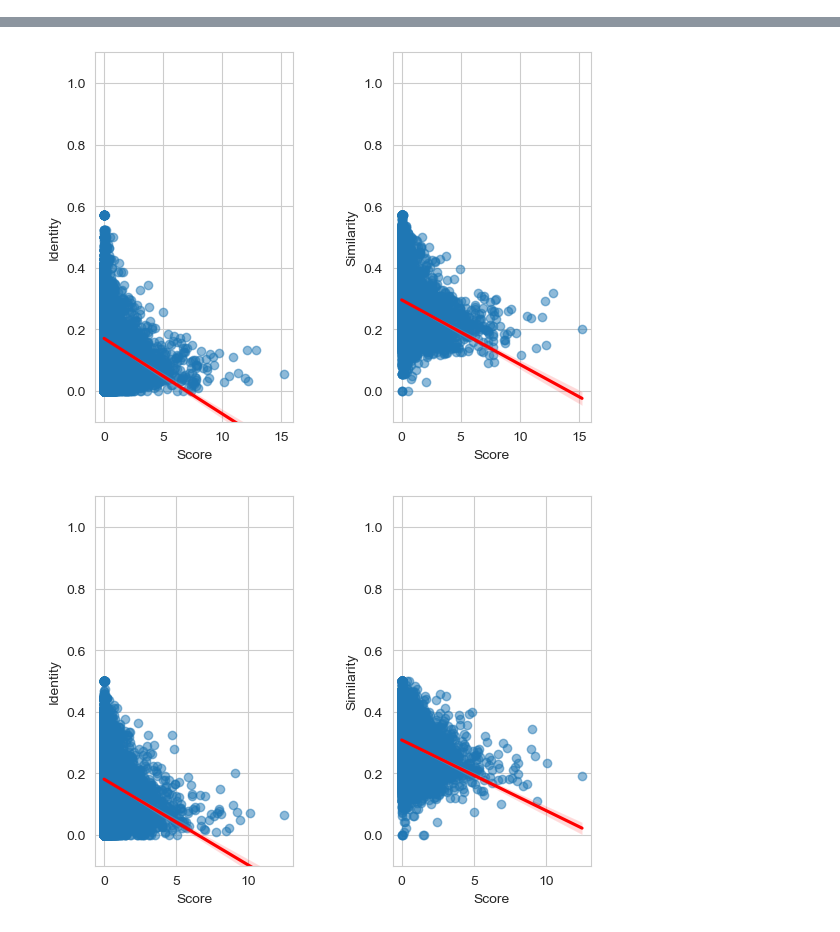
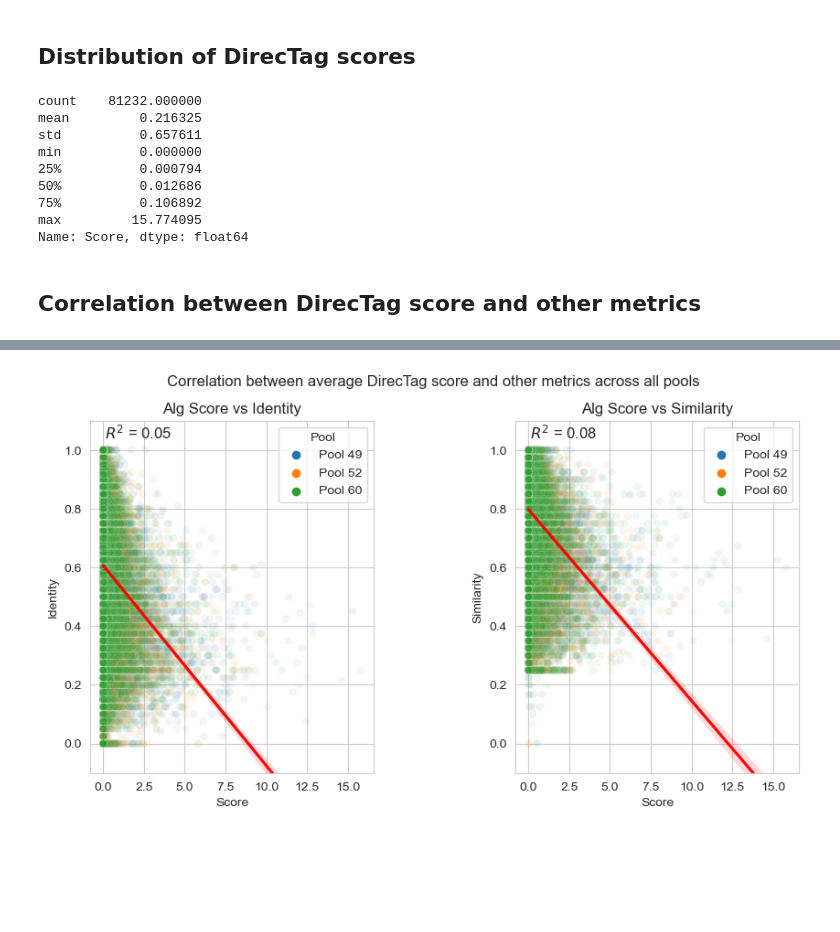
Before and after one commit to LukasStonie/PeptideDeNovoSequencing, a Jupyter notebook: Pipeline/Analysis/AlgorithmPredictionScores.ipynb, the cells around one changed output, grey strips where cells are left out. Saved outputs shown, nothing was run; the diff lists cells and outputs as text; code cells hidden in the pictures; blank space fills up the shorter version.

Commit message:
implement average grouping for direcTag, analyse correlation between alg score and identity and similarity

```diff
--- a/Pipeline/Analysis/AlgorithmPredictionScores.ipynb
+++ b/Pipeline/Analysis/AlgorithmPredictionScores.ipynb
@@ -108,0 +80,10 @@ for p in pools:
+# %%
+data_frames = []
+for p in pools:
+    df = pd.read_csv(f'../../Data/ScoringResults/{p}/novor_scored.tsv', sep='\t', header=0, index_col=None)
+    # append pool name to the dataframe
+    df['Pool'] = ' '.join(p.split('_'))
+    data_frames.append(df)
+df = pd.concat(data_frames, axis=0, ignore_index=True)
+
+print(df['Score'].describe())
@@ -109,12 +215,65 @@ for p in pools:
+# %% [markdown]
+## Distribution of DirecTag scores
+# %%
+data_frames = []
+for p in pools:
+    df = pd.read_csv(f'../../Data/ScoringResults/{p}/direcTag_scored_grouped.tsv', sep='\t', header=0, index_col=None)
+    # append pool name to the dataframe
+    df['Pool'] = ' '.join(p.split('_'))
+    data_frames.append(df)
+df = pd.concat(data_frames, axis=0, ignore_index=True)
+
+print(df['Score'].describe())
+# %% [output]
+count    81232.000000
+mean         0.216325
+std          0.657611
+min          0.000000
+25%          0.000794
+50%          0.012686
+75%          0.106892
+max         15.774095
+Name: Score, dtype: float64
+# %% [markdown]
+## Correlation between DirecTag score and other metrics
 # %%
+data_frames = []
+colors = {'Pool_49':'darkorange', 'Pool_52':'royalblue', 'Pool_60':'#555555'}
 for p in pools:
     df = pd.read_csv(f'../../Data/ScoringResults/{p}/direcTag_scored_grouped.tsv', sep='\t', header=0, index_col=None)
-    fig, ax = plt.subplots(nrows=1, ncols=2, gridspec_kw={'hspace': 0.5, 'wspace': 0.5})
-    ax0, ax1 = ax.flatten()
+    # append pool name to the dataframe
+    df['Pool'] = ' '.join(p.split('_'))
+    data_frames.append(df)
+df = pd.concat(data_frames, axis=0, ignore_index=True)
 
-    ax0 = sns.regplot(x='Score', y='Identity', data=df, ax=ax0, scatter_kws={'alpha': 0.5}, line_kws={'color': 'red'})
-    ax0.set(ylim=(-0.1, 1.1))
+fig, ax = plt.subplots(nrows=1, ncols=2, gridspec_kw={'hspace': 0.5, 'wspace': 0.5})
+fig.set_size_inches(10, 5)
+fig.suptitle('Correlation between average DirecTag score and other metrics across all pools')
+ax0, ax1 = ax.flatten()
 
-    ax1 = sns.regplot(x='Score', y='Similarity', data=df, ax=ax1, scatter_kws={'alpha': 0.5}, line_kws={'color': 'red'})
-    ax1.set(ylim=(-0.1, 1.1))
+ax0 = sns.regplot(x='Score', y='Identity', scatter=False , data=df, ax=ax0, line_kws={'color': 'red'})
+ax0 = sns.scatterplot(x='Score', y='Identity', data=df, ax=ax0, hue='Pool', alpha=0.07)
+ax0.set(ylim=(-0.1, 1.1))
+ax0.set_title('Alg Score vs Identity')
+# Calculating R-squared
+_, _, r_value, _, _ = stats.linregress(df['Score'], df['Identity'])
+r_squared = r_value ** 2
+
+# Annotating plot with R-squared value
+ax0.annotate(f'$R^2$ = {r_squared:.2f}', xy=(0.05, 0.95), xycoords='axes fraction', fontsize=12)
+
+
+ax1 = sns.regplot(x='Score', y='Similarity', scatter=False, data=df, ax=ax1, line_kws={'color': 'red'})
+ax1 = sns.scatterplot(x='Score', y='Similarity', data=df, ax=ax1, hue='Pool', alpha=0.07)
+
+ax1.set(ylim=(-0.1, 1.1))
+ax1.set_title('Alg Score vs Similarity')
+# Calculating R-squared
+_, _, r_value, _, _ = stats.linregress(df['Score'], df['Similarity'])
+r_squared = r_value ** 2
+
+# Annotating plot with R-squared value
+ax1.annotate(f'$R^2$ = {r_squared:.2f}', xy=(0.05, 0.95), xycoords='axes fraction', fontsize=12)
+
+fig.savefig(f'../../Data/Analysis/direcTag_scores_correlation_all_pools.png')
 # %% [output]
@@ -121,2 +282 @@ for p in pools:
-[figure, old version]
+[figure, new version]
-[figure, removed]
```
Also changed, not shown: parts of 19 cells of this notebook, 2 other files.
